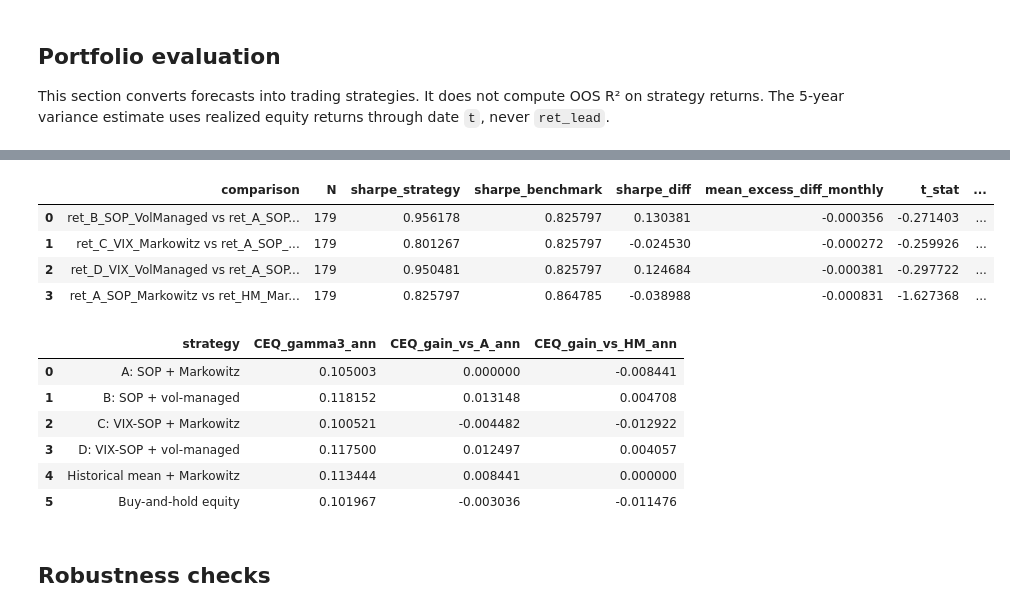
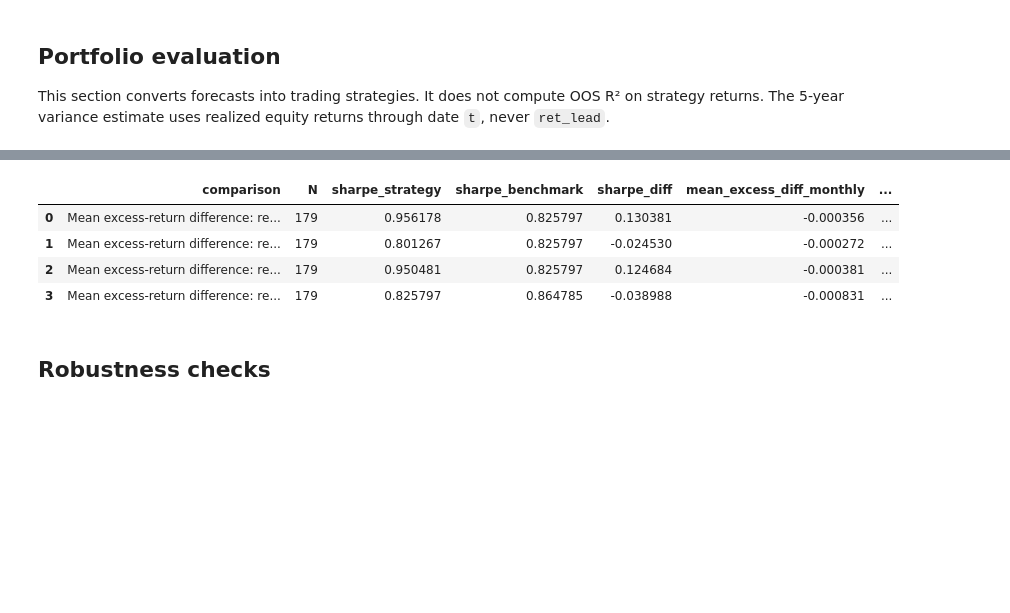
Before and after one commit to lucaskemper/SOP, a Jupyter notebook: SOP.ipynb, the cells around one changed output, grey strips where cells are left out. Cells and saved outputs as stored; diff of their text form; code cells hidden in the pictures; blank space fills up the shorter version.

```diff
--- a/SOP.ipynb
+++ b/SOP.ipynb
@@ -47,7 +47,7 @@ VM_SCALE_BOUNDS = (0.25, 4.0)
 
 CRISIS_WINDOWS = {
     "Dot-com": ("2000-03-31", "2002-09-30"),
-    "GFC": ("2007-10-31", "2009-03-31"),
+    "GFC": ("2007-12-31", "2009-06-30"),
     "COVID": ("2020-02-29", "2020-04-30"),
     "Inflation shock": ("2022-01-31", "2022-10-31"),
 }
@@ -1067,52 +1238,55 @@ display(crisis_portfolio_table[["crisis", "strategy", "N", "cum_return", "max_dr
 # %%
 # ============================================================
-# 16. Sharpe-difference and CEQ-gain tables on matched sample
+# 16. Mean excess-return difference test and CEQ-gain tables on matched sample
 # ============================================================
 
-def sharpe_diff_test(frame, strategy_ret, benchmark_ret):
+def mean_excess_test(frame, strategy_ret, benchmark_ret):
     use = frame[[strategy_ret, benchmark_ret, "rf_simple_next"]].dropna().copy()
     if len(use) < 12:
-        return {"comparison": f"{strategy_ret} vs {benchmark_ret}", "N": len(use), "sharpe_diff": np.nan, "t_stat": np.nan, "p_value": np.nan}
+        return {
+            "comparison": f"Mean excess-return difference: {strategy_ret} vs {benchmark_ret}",
+            "N": len(use),
+            "sharpe_strategy": np.nan,
+            "sharpe_benchmark": np.nan,
+            "sharpe_diff": np.nan,
+            "mean_excess_diff_monthly": np.nan,
+            "mean_excess_t_stat": np.nan,
+            "mean_excess_p_value": np.nan,
+        }
     a = use[strategy_ret] - use["rf_simple_next"]
     b = use[benchmark_ret] - use["rf_simple_next"]
     diff = a - b
     se = hac_se_mean(diff)
     t = diff.mean() / se if se and se > 0 else np.nan
     p = 2 * (1 - stats.t.cdf(abs(t), df=len(use) - 1)) if stats is not None and pd.notna(t) else np.nan
     sr_a = a.mean() / use[strategy_ret].std(ddof=1) * np.sqrt(12)
     sr_b = b.mean() / use[benchmark_ret].std(ddof=1) * np.sqrt(12)
-    return {"comparison": f"{strategy_ret} vs {benchmark_ret}", "N": int(len(use)), "sharpe_strategy": sr_a, "sharpe_benchmark": sr_b, "sharpe_diff": sr_a - sr_b, "mean_excess_diff_monthly": diff.mean(), "t_stat": t, "p_value": p}
+    return {
+        "comparison": f"Mean excess-return difference: {strategy_ret} vs {benchmark_ret}",
+        "N": int(len(use)),
+        "sharpe_strategy": sr_a,
+        "sharpe_benchmark": sr_b,
+        "sharpe_diff": sr_a - sr_b,
+        "mean_excess_diff_monthly": diff.mean(),
+        "mean_excess_t_stat": t,
+        "mean_excess_p_value": p,
+    }
 
 sharpe_tests = pd.DataFrame([
-    sharpe_diff_test(matched, "ret_B_SOP_VolManaged", "ret_A_SOP_Markowitz"),
-    sharpe_diff_test(matched, "ret_C_VIX_Markowitz", "ret_A_SOP_Markowitz"),
-    sharpe_diff_test(matched, "ret_D_VIX_VolManaged", "ret_A_SOP_Markowitz"),
-    sharpe_diff_test(matched, "ret_A_SOP_Markowitz", "ret_HM_Markowitz"),
+    mean_excess_test(matched, "ret_B_SOP_VolManaged", "ret_A_SOP_Markowitz"),
+    mean_excess_test(matched, "ret_C_VIX_Markowitz", "ret_A_SOP_Markowitz"),
+    mean_excess_test(matched, "ret_D_VIX_VolManaged", "ret_A_SOP_Markowitz"),
+    mean_excess_test(matched, "ret_A_SOP_Markowitz", "ret_HM_Markowitz"),
 ])
-sharpe_tests.to_csv(OUT / add_suffix("sop_sharpe_tests_matched.csv"), index=False)
-
-ceq = strategy_table[["strategy", "CEQ_gamma3_ann"]].copy()
-base_ceq = ceq.loc[ceq["strategy"] == "A: SOP + Markowitz", "CEQ_gamma3_ann"].iloc[0]
-hm_ceq = ceq.loc[ceq["strategy"] == "Historical mean + Markowitz", "CEQ_gamma3_ann"].iloc[0]
-ceq["CEQ_gain_vs_A_ann"] = ceq["CEQ_gamma3_ann"] - base_ceq
-ceq["CEQ_gain_vs_HM_ann"] = ceq["CEQ_gamma3_ann"] - hm_ceq
-ceq.to_csv(OUT / add_suffix("sop_ceq_gain_matched.csv"), index=False)
+sharpe_tests.to_csv(OUT / add_suffix("sop_mean_excess_tests_matched.csv"), index=False)
 
 display(sharpe_tests)
-display(ceq)
 # %% [output]
-|  | comparison | N | sharpe_strategy | sharpe_benchmark | sharpe_diff | mean_excess_diff_monthly | t_stat | ... |
-| 0 | ret_B_SOP_VolManaged vs ret_A_SOP... | 179 | 0.956178 | 0.825797 | 0.130381 | -0.000356 | -0.271403 | ... |
-| 1 | ret_C_VIX_Markowitz vs ret_A_SOP_... | 179 | 0.801267 | 0.825797 | -0.024530 | -0.000272 | -0.259926 | ... |
-| 2 | ret_D_VIX_VolManaged vs ret_A_SOP... | 179 | 0.950481 | 0.825797 | 0.124684 | -0.000381 | -0.297722 | ... |
-| 3 | ret_A_SOP_Markowitz vs ret_HM_Mar... | 179 | 0.825797 | 0.864785 | -0.038988 | -0.000831 | -1.627368 | ... |
+|  | comparison | N | sharpe_strategy | sharpe_benchmark | sharpe_diff | mean_excess_diff_monthly | ... |
+| 0 | Mean excess-return difference: re... | 179 | 0.956178 | 0.825797 | 0.130381 | -0.000356 | ... |
+| 1 | Mean excess-return difference: re... | 179 | 0.801267 | 0.825797 | -0.024530 | -0.000272 | ... |
+| 2 | Mean excess-return difference: re... | 179 | 0.950481 | 0.825797 | 0.124684 | -0.000381 | ... |
+| 3 | Mean excess-return difference: re... | 179 | 0.825797 | 0.864785 | -0.038988 | -0.000831 | ... |
-|  | strategy | CEQ_gamma3_ann | CEQ_gain_vs_A_ann | CEQ_gain_vs_HM_ann |
-| 0 | A: SOP + Markowitz | 0.105003 | 0.000000 | -0.008441 |
-| 1 | B: SOP + vol-managed | 0.118152 | 0.013148 | 0.004708 |
-| 2 | C: VIX-SOP + Markowitz | 0.100521 | -0.004482 | -0.012922 |
-| 3 | D: VIX-SOP + vol-managed | 0.117500 | 0.012497 | 0.004057 |
-| 4 | Historical mean + Markowitz | 0.113444 | 0.008441 | 0.000000 |
-| 5 | Buy-and-hold equity | 0.101967 | -0.003036 | -0.011476 |
 # %% [markdown]
 ## Robustness checks
 # %%
```
Also changed, not shown: parts of 13 cells of this notebook, 14 other files.
